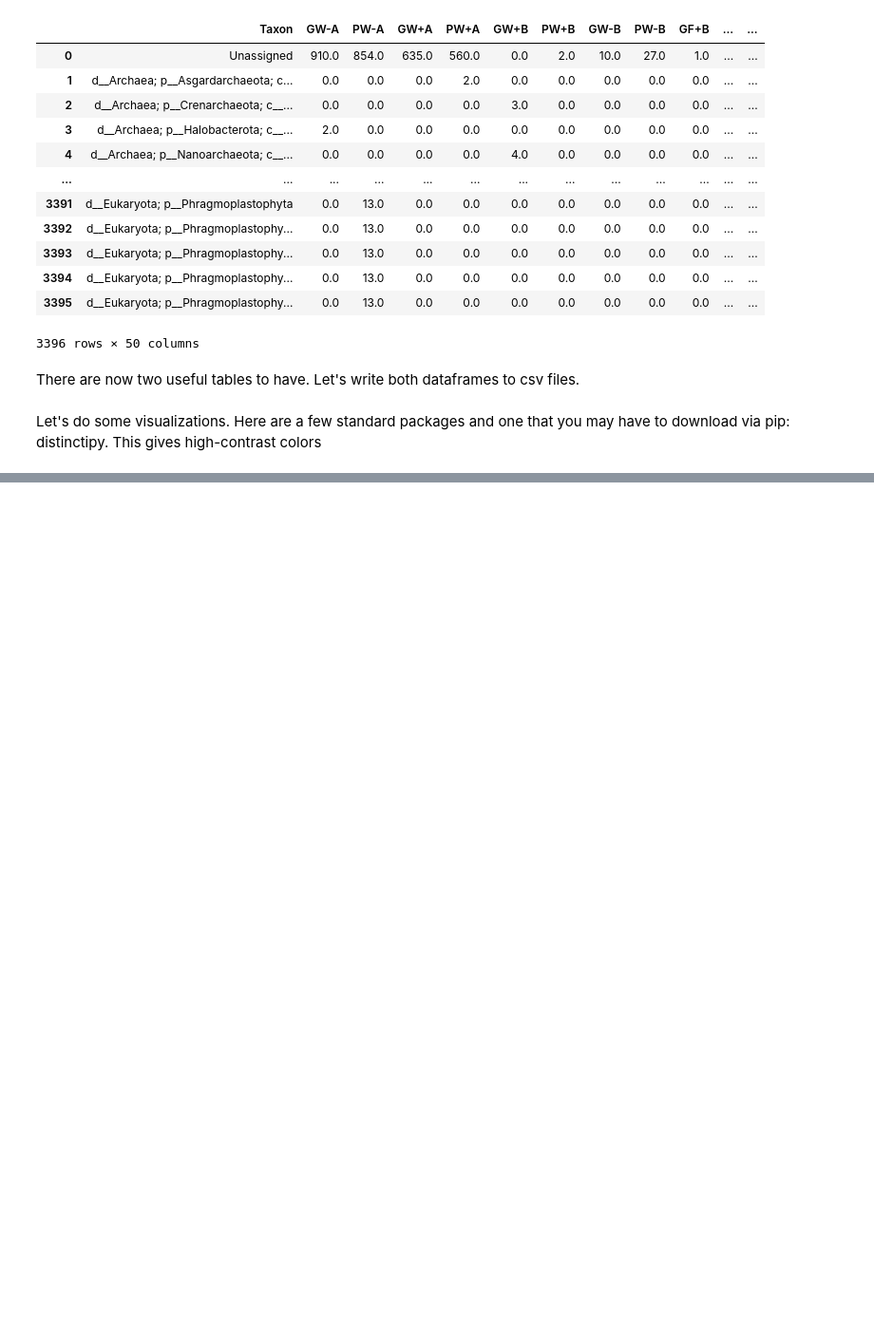
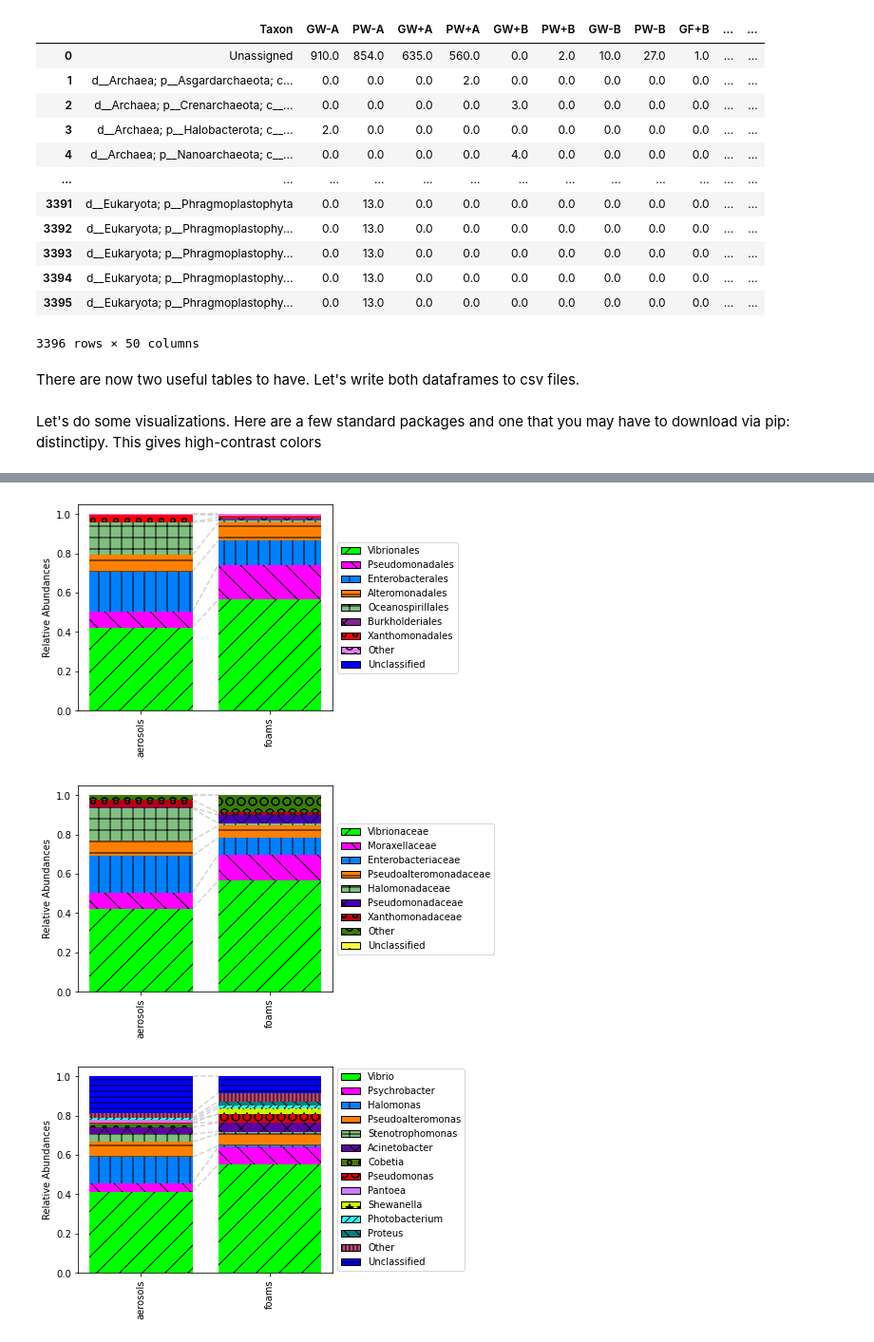
Before and after one commit to astrophysically/some_bio_plots, a Jupyter notebook: Bio_Analysis_Paper_Data_Diagrams.ipynb, the cells around one changed output, grey strips where cells are left out. Shown at 95% size. Saved outputs shown, nothing was run; the diff lists cells and outputs as text; code cells hidden in the pictures; blank space fills up the shorter version.

```diff
--- a/Bio_Analysis_Paper_Data_Diagrams.ipynb
+++ b/Bio_Analysis_Paper_Data_Diagrams.ipynb
@@ -641,0 +646,8 @@ plot_rel_abundances_new(df,11,'Family',[granda,planka,grandd,plankd],['Grand aer
+# %%
+plot_rel_abundances_new(df[df['Class'] == 'Gammaproteobacteria'],7,'Order',[aerosols,dispersed],['aerosols','foams'])
+plot_rel_abundances_new(df[df['Class'] == 'Gammaproteobacteria'],7,'Family',[aerosols,dispersed],['aerosols','foams'])
+plot_rel_abundances_new(df[df['Class'] == 'Gammaproteobacteria'],12,'Genus',[aerosols,dispersed],['aerosols','foams'])
+# %% [output]
+[figure, added]
+[figure, added]
+[figure, added]
```
Also changed, not shown: parts of 15 cells of this notebook.
